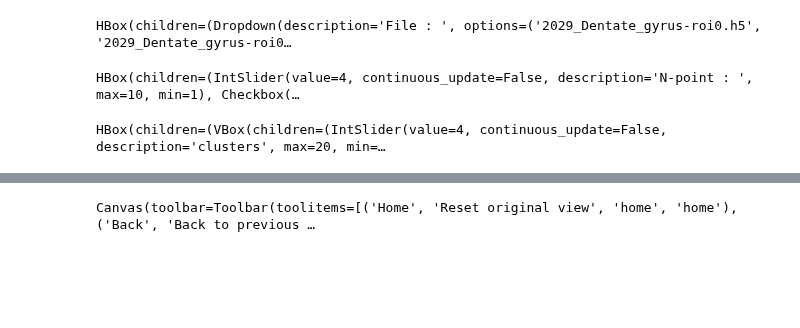
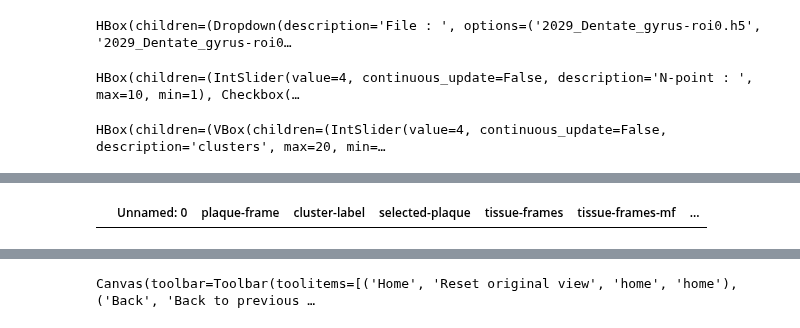
Before and after one commit to eeedinar/Alzheimers, a Jupyter notebook: analysis.ipynb, the cells around one changed output, grey strips where cells are left out. Cells and saved outputs as stored; diff of their text form; code cells hidden in the pictures; blank space fills up the shorter version.

```diff
--- a/analysis.ipynb
+++ b/analysis.ipynb
@@ -1157,0 +1180,6 @@ interactive(children=(IntSlider(value=1, description='index', max=17, min=1), Ou
+# %%
+df1 = pd.read_csv('result.csv')
+df2 = pd.read_csv('result-now.csv')
+pd.concat([df1,df2]).drop_duplicates(keep=False)
+# %% [output]
+|  | Unnamed: 0 | plaque-frame | cluster-label | selected-plaque | tissue-frames | tissue-frames-mf | ... |
```
Also changed, not shown: parts of 11 cells of this notebook.
